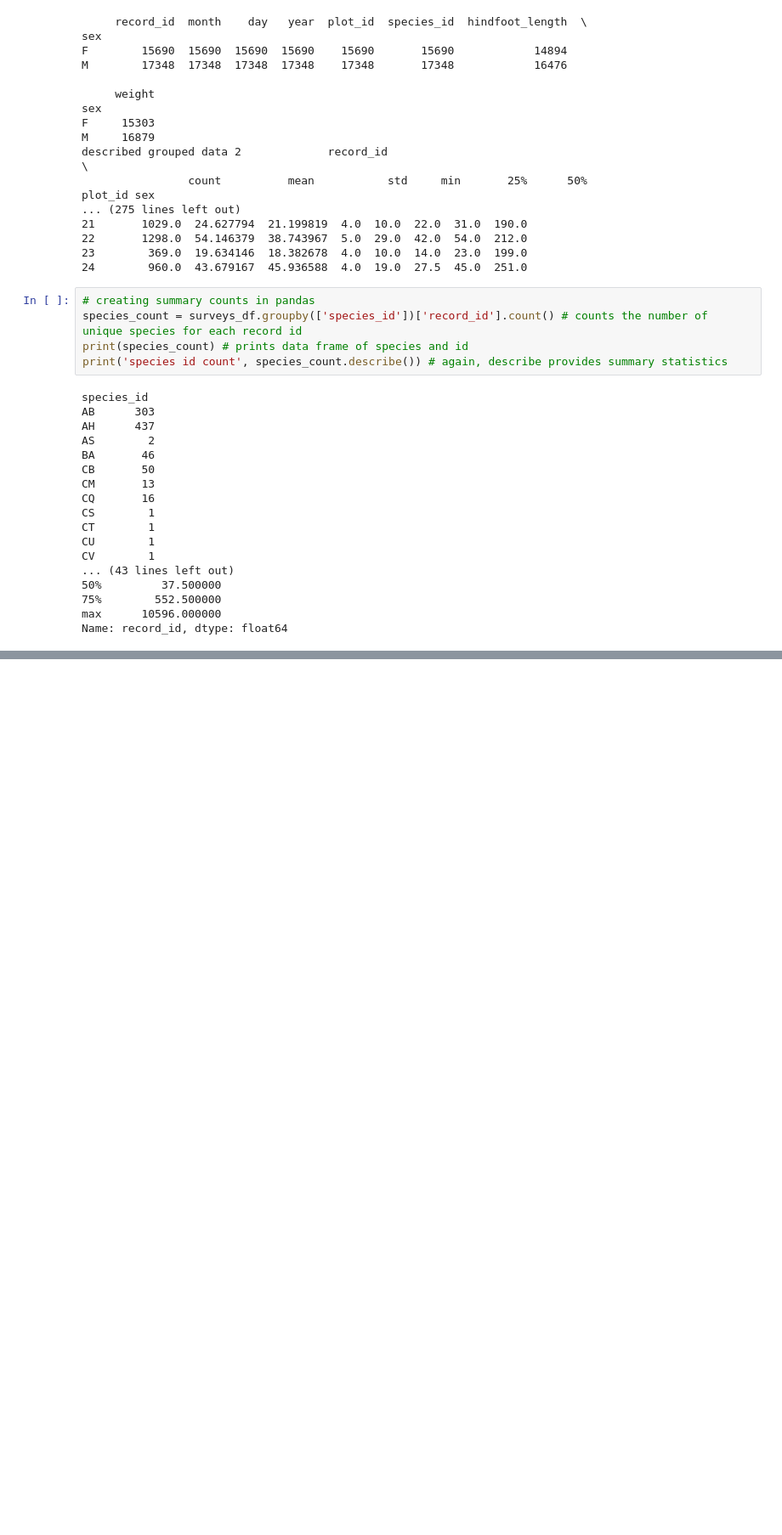
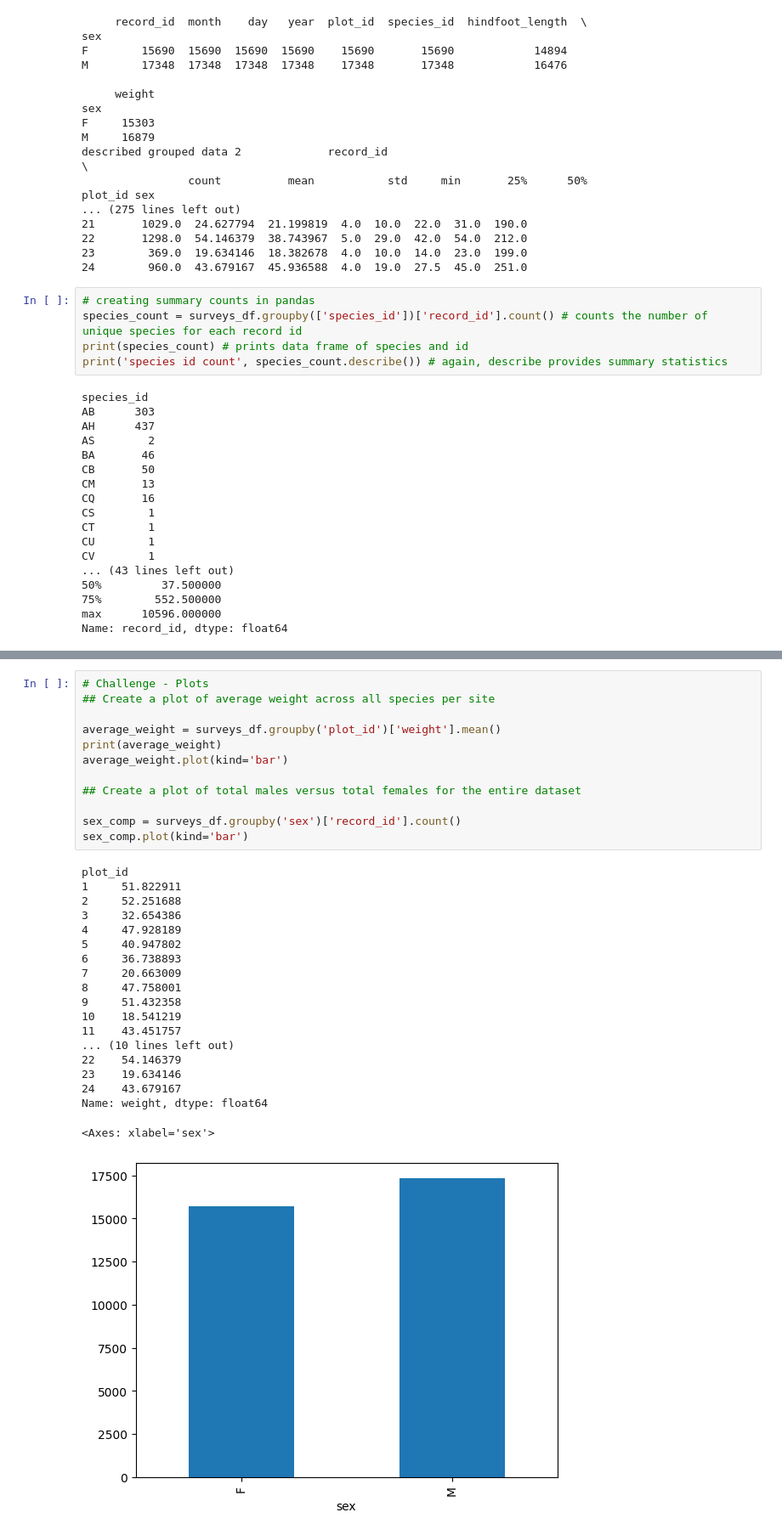
Before and after one commit to meelyn-pandit/sw-python-ecology-lesson, a Jupyter notebook: src/lesson02-starting-with-data.ipynb, the cells around one changed output, grey strips where cells are left out. Shown at 85% size. Saved outputs shown, nothing was run; the diff lists cells and outputs as text; blank space fills up the shorter version.

```diff
--- a/src/lesson02-starting-with-data.ipynb
+++ b/src/lesson02-starting-with-data.ipynb
@@ -223,0 +254,32 @@ KeyError: 'Time'
+# %%
+# Challenge - Plots
+## Create a plot of average weight across all species per site
+
+average_weight = surveys_df.groupby('plot_id')['weight'].mean()
+print(average_weight)
+average_weight.plot(kind='bar')
+
+## Create a plot of total males versus total females for the entire dataset
+
+sex_comp = surveys_df.groupby('sex')['record_id'].count()
+sex_comp.plot(kind='bar')
+# %% [output]
+plot_id
+1     51.822911
+2     52.251688
+3     32.654386
+4     47.928189
+5     40.947802
+6     36.738893
+7     20.663009
+8     47.758001
+9     51.432358
+10    18.541219
+11    43.451757
+... (10 lines left out)
+22    54.146379
+23    19.634146
+24    43.679167
+Name: weight, dtype: float64
+<Axes: xlabel='sex'>
+[figure, added]
```
Also changed, not shown: parts of 12 cells of this notebook, 1 other file.
